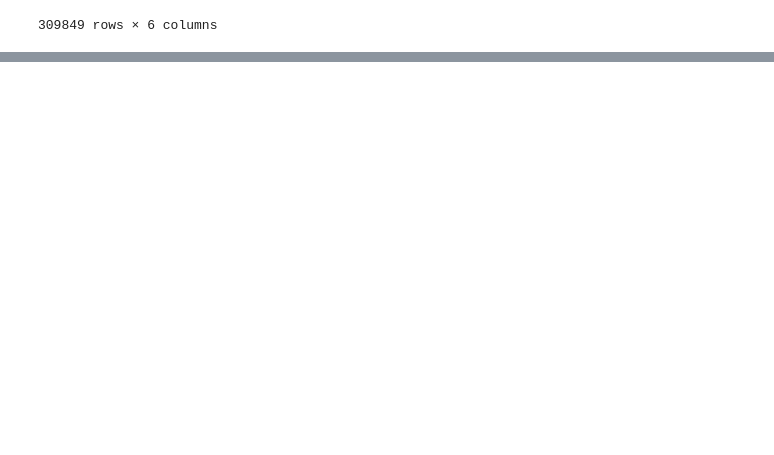
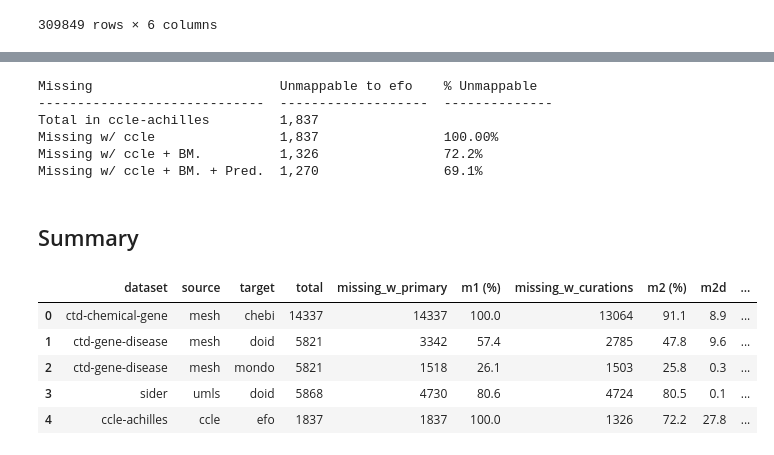
Before and after one commit to biopragmatics/biomappings, a Jupyter notebook: notebooks/Evaluation.ipynb, the cells around one changed output, grey strips where cells are left out. Cells and saved outputs as stored; diff of their text form; code cells hidden in the pictures; blank space fills up the shorter version.

```diff
--- a/notebooks/Evaluation.ipynb
+++ b/notebooks/Evaluation.ipynb
@@ -315,0 +554,7 @@ Missing w/ DOID+Biomappings 4,890 (80.68%)
+# %%
+# See https://depmap.org/portal/download/
+# CCLE_ACHILLES_URL = "https://ndownloader.figshare.com/files/35020903"
+CCLE_ACHILLES_URL = "/Users/cthoyt/Downloads/sample_info.csv"
+
+ccle_achilles_df = pd.read_csv(CCLE_ACHILLES_URL)
+ccle_achilles_df.head()
@@ -315,0 +569,62 @@ Missing w/ DOID+Biomappings 4,890 (80.68%)
+# %%
+result = Result.make(
+    dataset="ccle-achilles",
+    source="ccle",
+    target="efo",
+    datasource_identifiers=set(ccle_achilles_df["CCLE_Name"].unique()),
+    primary=primary_dd,
+    secondary=biomappings_dd,
+    tertiary=biomappings_predictions_dd,
+)
+result.print()
+evaluation_results.append(result)
+# %% [output]
+Missing                        Unmappable to efo    % Unmappable
+-----------------------------  -------------------  --------------
+Total in ccle-achilles         1,837
+Missing w/ ccle                1,837                100.00%
+Missing w/ ccle + BM.          1,326                72.2%
+Missing w/ ccle + BM. + Pred.  1,270                69.1%
+# %% [markdown]
+## Summary
+# %%
+evaluation_df_rows = []
+for result in evaluation_results:
+    evaluation_df_rows.append((
+        result.dataset,
+        result.source,
+        result.target,
+        result.total,
+        result.missing,
+        round(100 * result.missing / result.total, 1),
+        result.missing_biomappings,
+        round(100 * result.missing_biomappings / result.total, 1),
+        round(100 * (result.missing - result.missing_biomappings) / result.total, 1),
+        result.missing_predictions,
+        round(100 * result.missing_predictions / result.total, 1),
+        round(100 * (result.missing - result.missing_predictions) / result.total, 1),
+    ))
+pd.DataFrame(
+    evaluation_df_rows,
+    columns=[
+        "dataset",
+        "source",
+        "target",
+        "total",
+        "missing_w_primary",
+        "m1 (%)",
+        "missing_w_curations",
+        "m2 (%)",
+        "m2d",
+        "missing_w_predictions",
+        "m3 (%)",
+        "m3d",
+    ],
+)
+# %% [output]
+|  | dataset | source | target | total | missing_w_primary | m1 (%) | missing_w_curations | m2 (%) | m2d | ... |
+| 0 | ctd-chemical-gene | mesh | chebi | 14337 | 14337 | 100.0 | 13064 | 91.1 | 8.9 | ... |
+| 1 | ctd-gene-disease | mesh | doid | 5821 | 3342 | 57.4 | 2785 | 47.8 | 9.6 | ... |
+| 2 | ctd-gene-disease | mesh | mondo | 5821 | 1518 | 26.1 | 1503 | 25.8 | 0.3 | ... |
+| 3 | sider | umls | doid | 5868 | 4730 | 80.6 | 4724 | 80.5 | 0.1 | ... |
+| 4 | ccle-achilles | ccle | efo | 1837 | 1837 | 100.0 | 1326 | 72.2 | 27.8 | ... |
```
Also changed, not shown: parts of 31 cells of this notebook.
